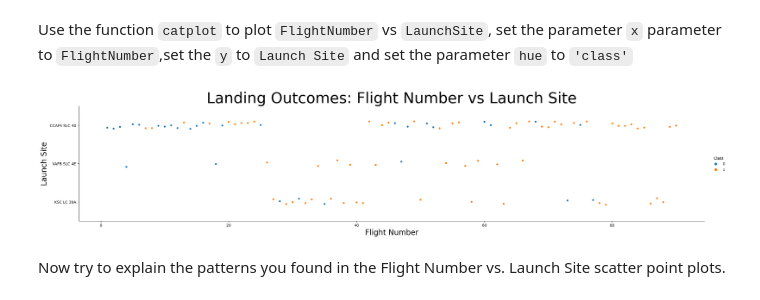
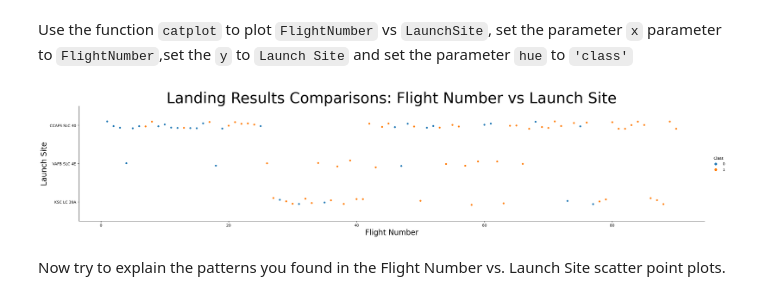
Before and after one commit to kymayodeji/SpaceX, a Jupyter notebook: spacex-eda-dataviz.ipynb, the cells around one changed output. Saved outputs shown, nothing was run; the diff lists cells and outputs as text; code cells hidden in the pictures.

```diff
--- a/spacex-eda-dataviz.ipynb
+++ b/spacex-eda-dataviz.ipynb
@@ -87,12 +87,12 @@ Use the function <code>catplot</code> to plot <code>FlightNumber</code> vs <code
 # %%
 # Plot a scatter point chart with x axis to be Flight Number and y axis to be the launch site, and hue to be the class value
 sns.catplot(data=df, x='FlightNumber', y='LaunchSite', hue='Class', aspect=5)
 plt.xlabel('Flight Number', fontsize=20)
 plt.ylabel('Launch Site', fontsize=20)
-plt.title ('Landing Outcomes: Flight Number vs Launch Site', fontsize=40)
+plt.title ('Landing Results Comparisons: Flight Number vs Launch Site', fontsize=40)
 plt.show()
 # %% [output]
-[figure, old version]
+[figure, new version]
 # %% [markdown]
 Now try to explain the patterns you found in the Flight Number vs. Launch Site scatter point plots.
 # %% [markdown]
```
Also changed, not shown: parts of 4 cells of this notebook, 1 other file.
